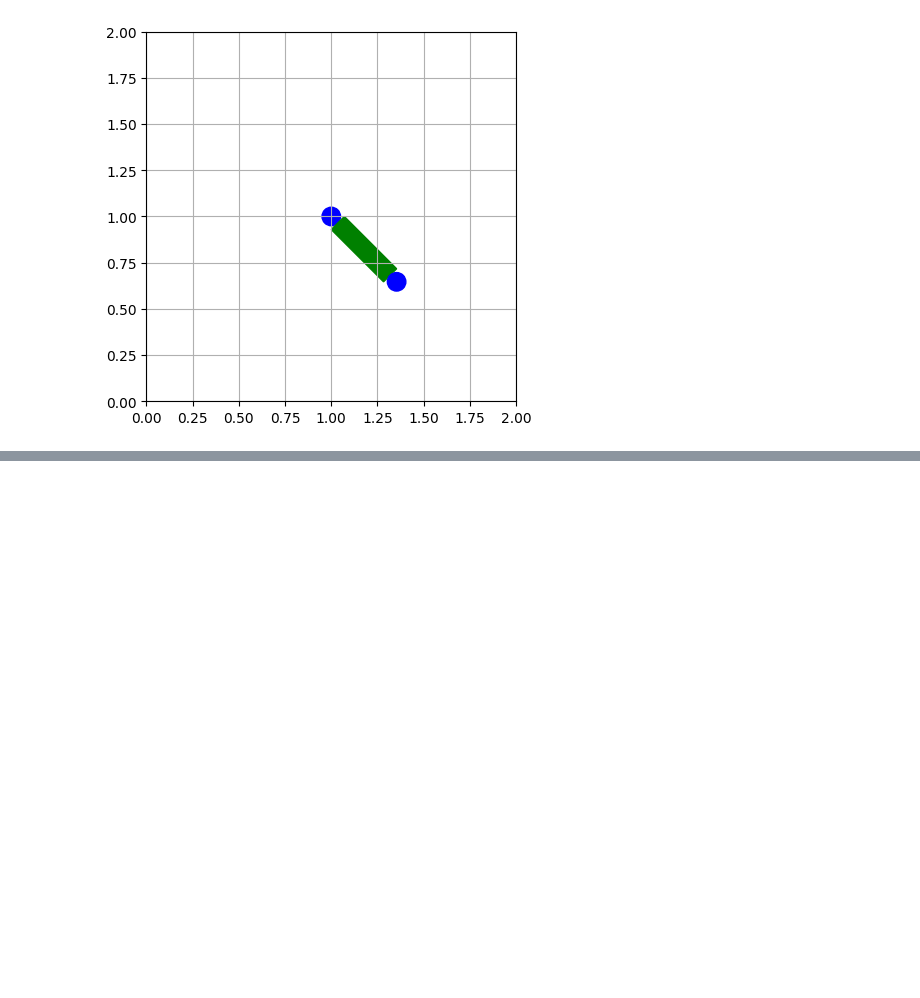
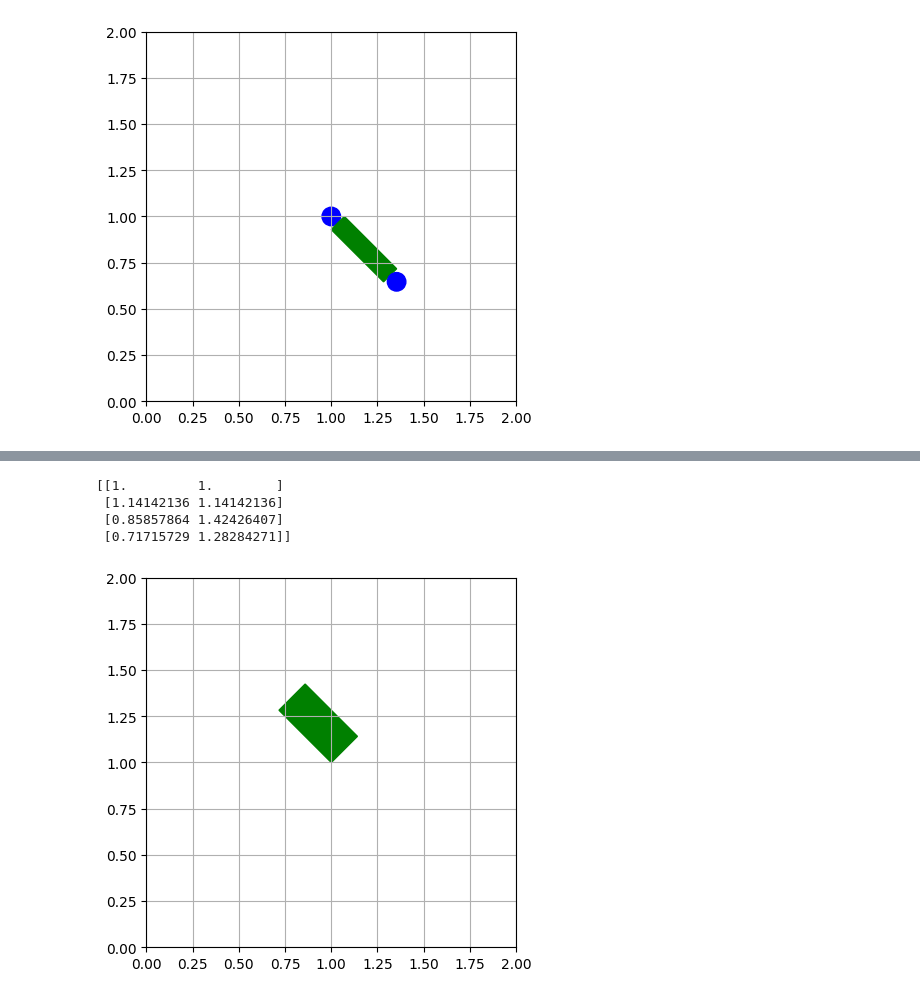
Before and after one commit to Sina-Haz/Robotics-1, a Jupyter notebook: Project_1.ipynb, the cells around one changed output, grey strips where cells are left out. Cells and saved outputs as stored; diff of their text form; code cells hidden in the pictures; blank space fills up the shorter version.

```diff
--- a/Project_1.ipynb
+++ b/Project_1.ipynb
@@ -190,0 +202,13 @@ show_scene(ax)
+# %%
+rect2_v = Arm_Controller.get_rect_vertices((1,1), 0.2,0.4,radians(45))
+print(rect2_v)
+ax = create_plot()
+rect2 = patches.Polygon(rect2_v, closed=True,fill=True, color = 'g')
+ax.add_patch(rect2)
+show_scene(ax)
+# %% [output]
+[[1.         1.        ]
+ [1.14142136 1.14142136]
+ [0.85857864 1.42426407]
+ [0.71715729 1.28284271]]
+[figure, added]
```
Also changed, not shown: parts of 3 cells of this notebook, 2 other files.
